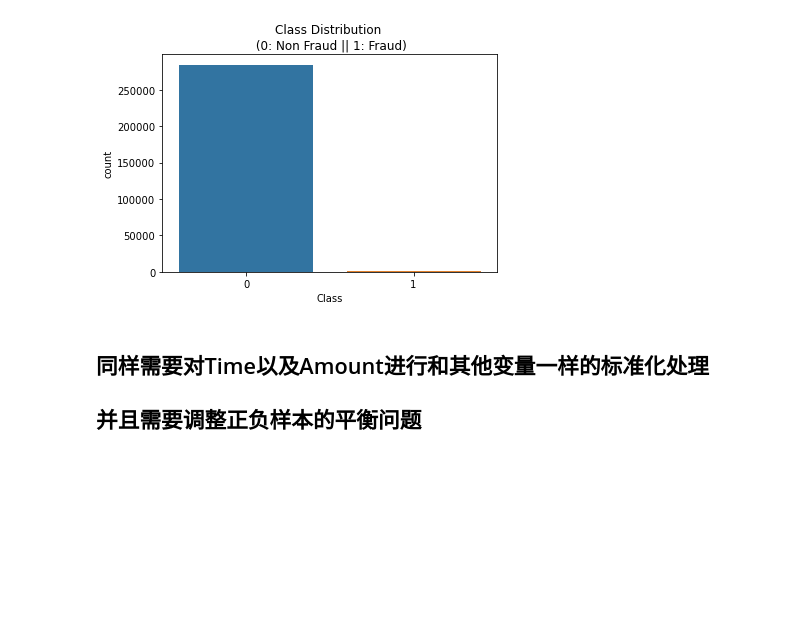
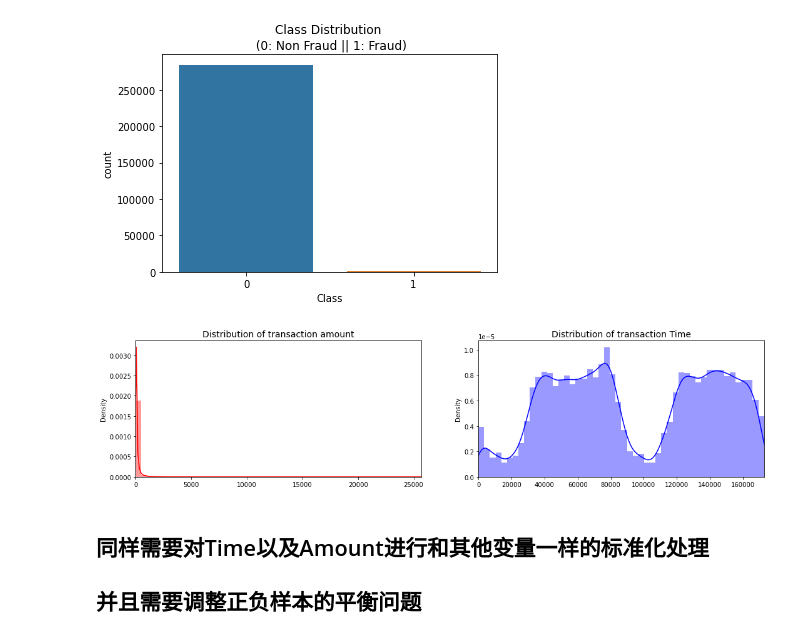
Before and after one commit to ChaoyuHuang/deepLearning, a Jupyter notebook: Chap9 各种算法尝试建模credit fraud.ipynb, the cells around one changed output. Drawn from its saved outputs; the diff is of its cells as text; code cells hidden in the pictures; blank space fills up the shorter version.

```diff
--- a/Chap9 各种算法尝试建模credit fraud.ipynb
+++ b/Chap9 各种算法尝试建模credit fraud.ipynb
@@ -77,19 +77,21 @@ plt.show()
 # %% [output]
 [figure]
 # %%
-# fig, ax = plt.subplots(1, 2, figsize=(18, 4))
+fig, ax = plt.subplots(1, 2, figsize=(18, 4))
 
-# amount_val = data['Amount'].values
-# time_val = data['Time'].values
+amount_val = data['Amount'].values
+time_val = data['Time'].values
 
-# sns.distplot(amount_val, ax=ax[0], color='r', hist=False)
-# ax[0].set_title("Distribution of transaction amount", fontsize=14)
-# ax[0].set_xlim([min(amount_val), max(amount_val)])
+sns.distplot(amount_val, ax=ax[0], color='r', hist=True)
+ax[0].set_title("Distribution of transaction amount", fontsize=14)
+ax[0].set_xlim([min(amount_val), max(amount_val)])
 
-# sns.distplot(time_val, ax=ax[1], color='b')
-# ax[1].set_title("Distribution of transaction Time", fontsize=14)
-# ax[1].set_xlim([min(time_val), max(time_val)])
-# plt.show()
+sns.distplot(time_val, ax=ax[1], color='b')
+ax[1].set_title("Distribution of transaction Time", fontsize=14)
+ax[1].set_xlim([min(time_val), max(time_val)])
+plt.show()
+# %% [output]
+[figure, added]
 # %% [markdown]
 ## 同样需要对Time以及Amount进行和其他变量一样的标准化处理
 ## 并且需要调整正负样本的平衡问题
```
Also changed, not shown: parts of 41 cells of this notebook.
